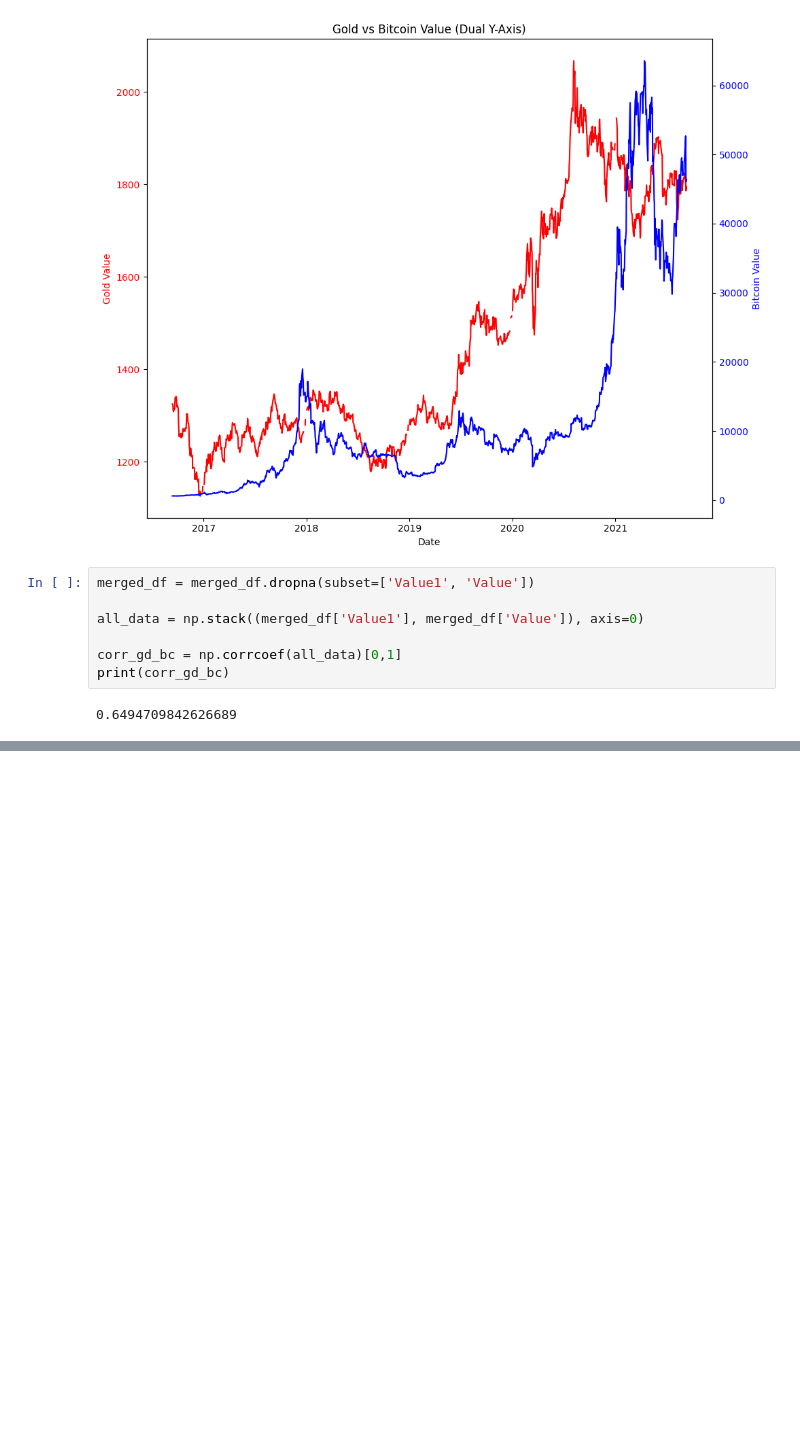
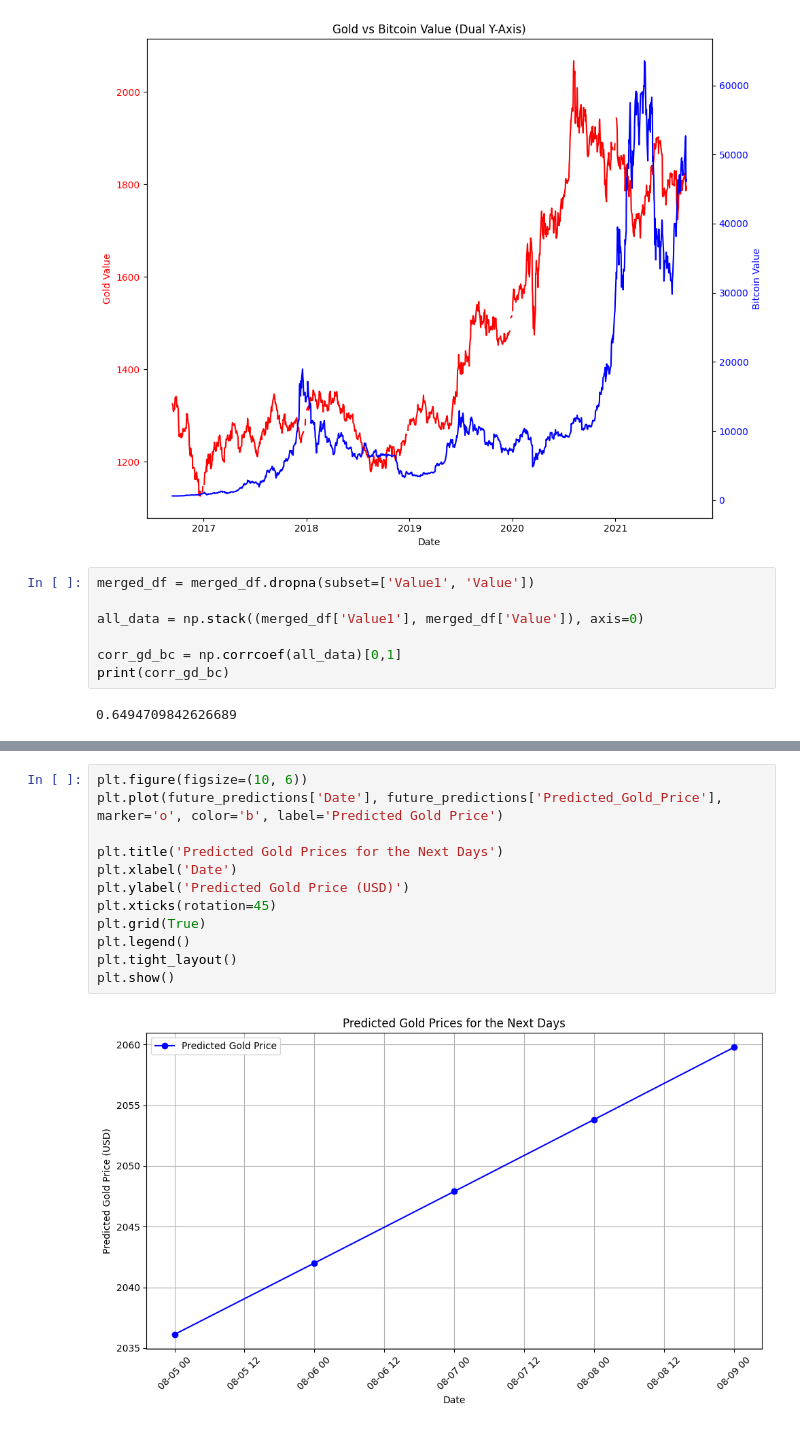
Before and after one commit to magriffy/Portfolio_Data_Analytics, a Jupyter notebook: GoldvsBitCoin/Analysis.ipynb, the cells around one changed output, grey strips where cells are left out. Drawn from its saved outputs; the diff is of its cells as text; blank space fills up the shorter version.

Commit message:
Added a model to try to predict future values of gold. Added graphs to visualize the predictions

```diff
--- a/GoldvsBitCoin/Analysis.ipynb
+++ b/GoldvsBitCoin/Analysis.ipynb
@@ -132,0 +198,14 @@ print(corr_gd_bc)
+# %%
+plt.figure(figsize=(10, 6))
+plt.plot(future_predictions['Date'], future_predictions['Predicted_Gold_Price'], marker='o', color='b', label='Predicted Gold Price')
+
+plt.title('Predicted Gold Prices for the Next Days')
+plt.xlabel('Date')
+plt.ylabel('Predicted Gold Price (USD)')
+plt.xticks(rotation=45)
+plt.grid(True)
+plt.legend()
+plt.tight_layout()
+plt.show()
+# %% [output]
+[figure, added]
```
Also changed, not shown: parts of 3 cells of this notebook, 1 other file.
